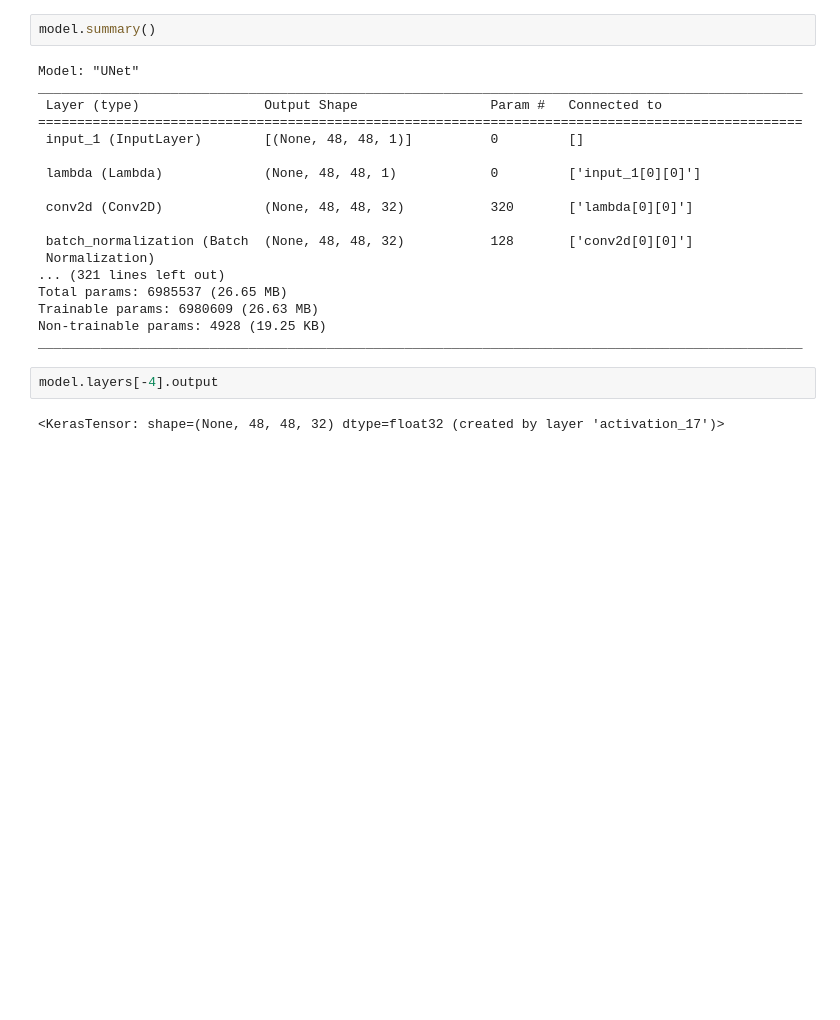
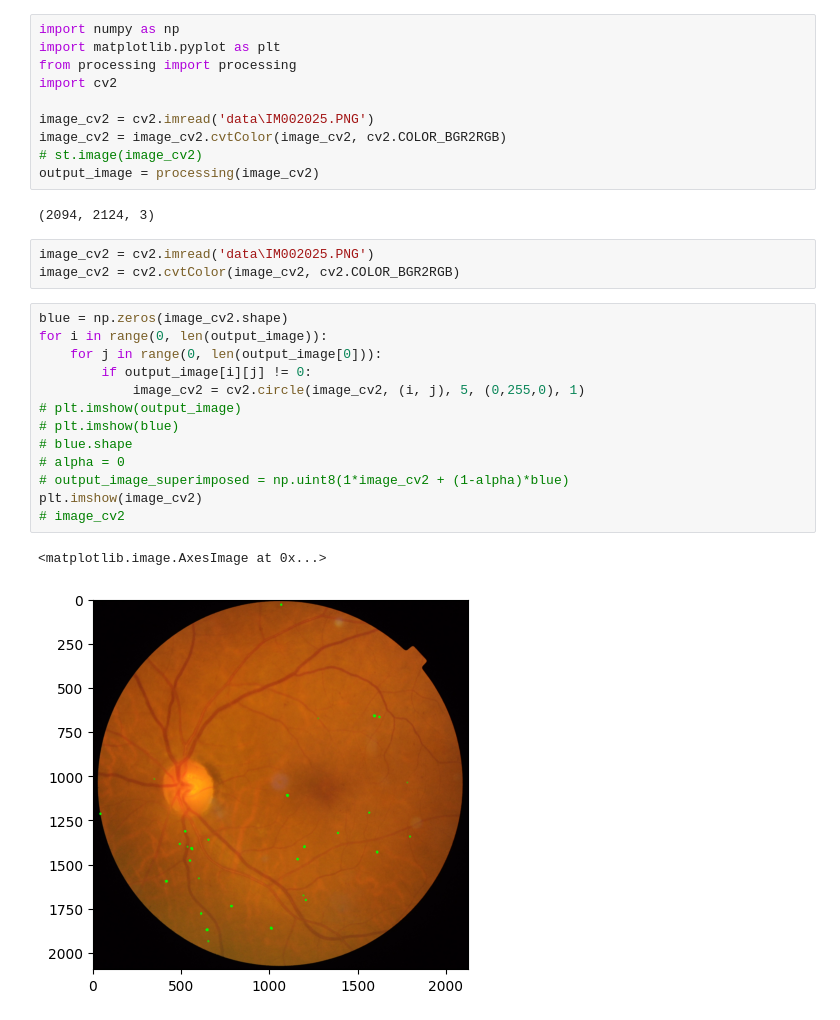
Before and after one commit to laughing-philosopher/Unet_JND_EOphtha, a Jupyter notebook: test.ipynb, the cells around one changed output. Drawn from its saved outputs; the diff is of its cells as text; blank space fills up the shorter version.

```diff
--- a/test.ipynb
+++ b/test.ipynb
@@ -15,24 +1,31 @@ WARNING:tensorflow:From c:\Users\ayush\AppData\Local\Programs\Python\Python311\L
-# %%
-model.summary()
-# %% [output]
-Model: "UNet"
-__________________________________________________________________________________________________
- Layer (type)                Output Shape                 Param #   Connected to
-==================================================================================================
- input_1 (InputLayer)        [(None, 48, 48, 1)]          0         []
-
- lambda (Lambda)             (None, 48, 48, 1)            0         ['input_1[0][0]']
-
- conv2d (Conv2D)             (None, 48, 48, 32)           320       ['lambda[0][0]']
-
- batch_normalization (Batch  (None, 48, 48, 32)           128       ['conv2d[0][0]']
- Normalization)
-... (321 lines left out)
-Total params: 6985537 (26.65 MB)
-Trainable params: 6980609 (26.63 MB)
-Non-trainable params: 4928 (19.25 KB)
-__________________________________________________________________________________________________
-# %%
-model.layers[-4].output
-# %% [output]
-<KerasTensor: shape=(None, 48, 48, 32) dtype=float32 (created by layer 'activation_17')>
+# %%
+import numpy as np
+import matplotlib.pyplot as plt
+from processing import processing
+import cv2
+
+image_cv2 = cv2.imread('data\IM002025.PNG')
+image_cv2 = image_cv2.cvtColor(image_cv2, cv2.COLOR_BGR2RGB)
+# st.image(image_cv2)
+output_image = processing(image_cv2)
+# %% [output]
+(2094, 2124, 3)
+# %%
+image_cv2 = cv2.imread('data\IM002025.PNG')
+image_cv2 = cv2.cvtColor(image_cv2, cv2.COLOR_BGR2RGB)
+# %%
+blue = np.zeros(image_cv2.shape)
+for i in range(0, len(output_image)):
+    for j in range(0, len(output_image[0])):
+        if output_image[i][j] != 0:
+            image_cv2 = cv2.circle(image_cv2, (i, j), 5, (0,255,0), 1)
+# plt.imshow(output_image)
+# plt.imshow(blue)
+# blue.shape
+# alpha = 0
+# output_image_superimposed = np.uint8(1*image_cv2 + (1-alpha)*blue)
+plt.imshow(image_cv2)
+# image_cv2
+# %% [output]
+<matplotlib.image.AxesImage at 0x...>
+[figure, added]
```
Also changed, not shown: parts of 1 cell of this notebook, 8 other files.
